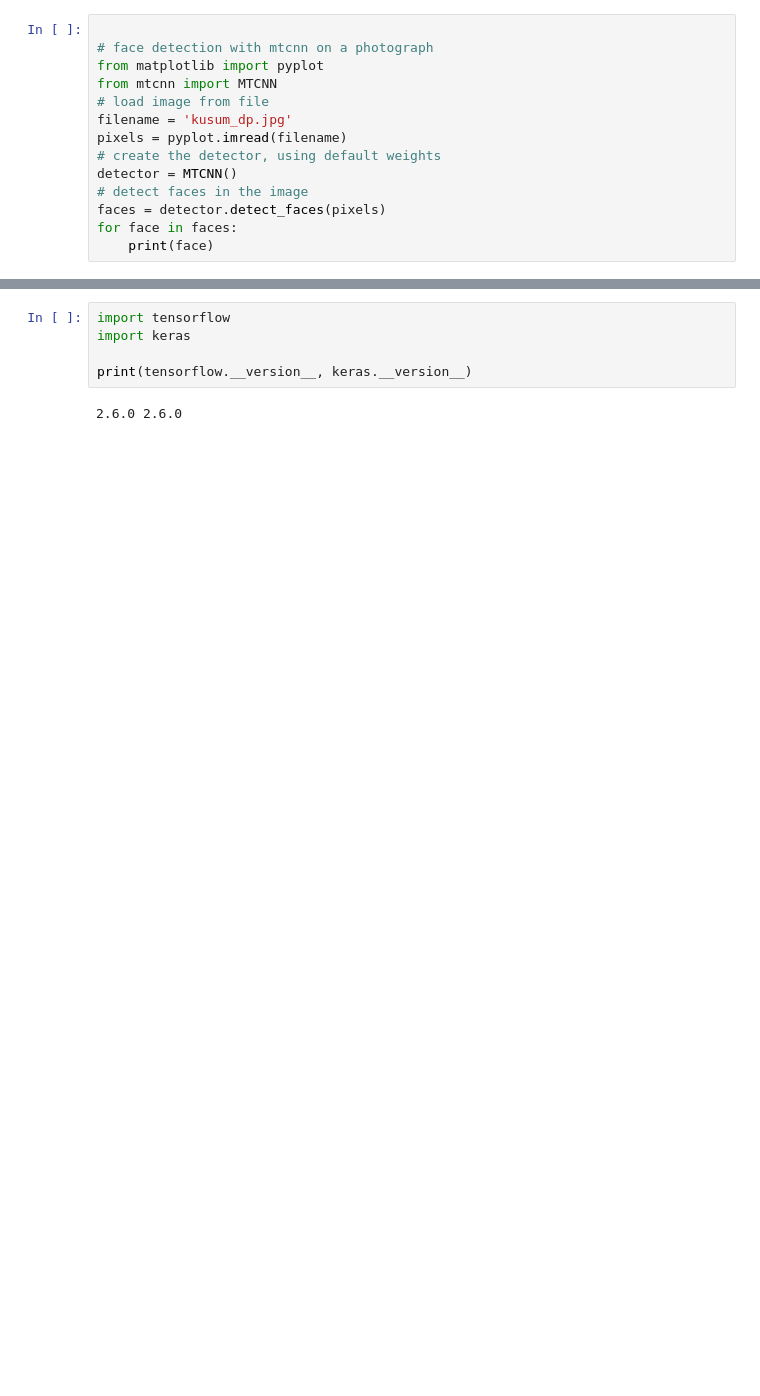
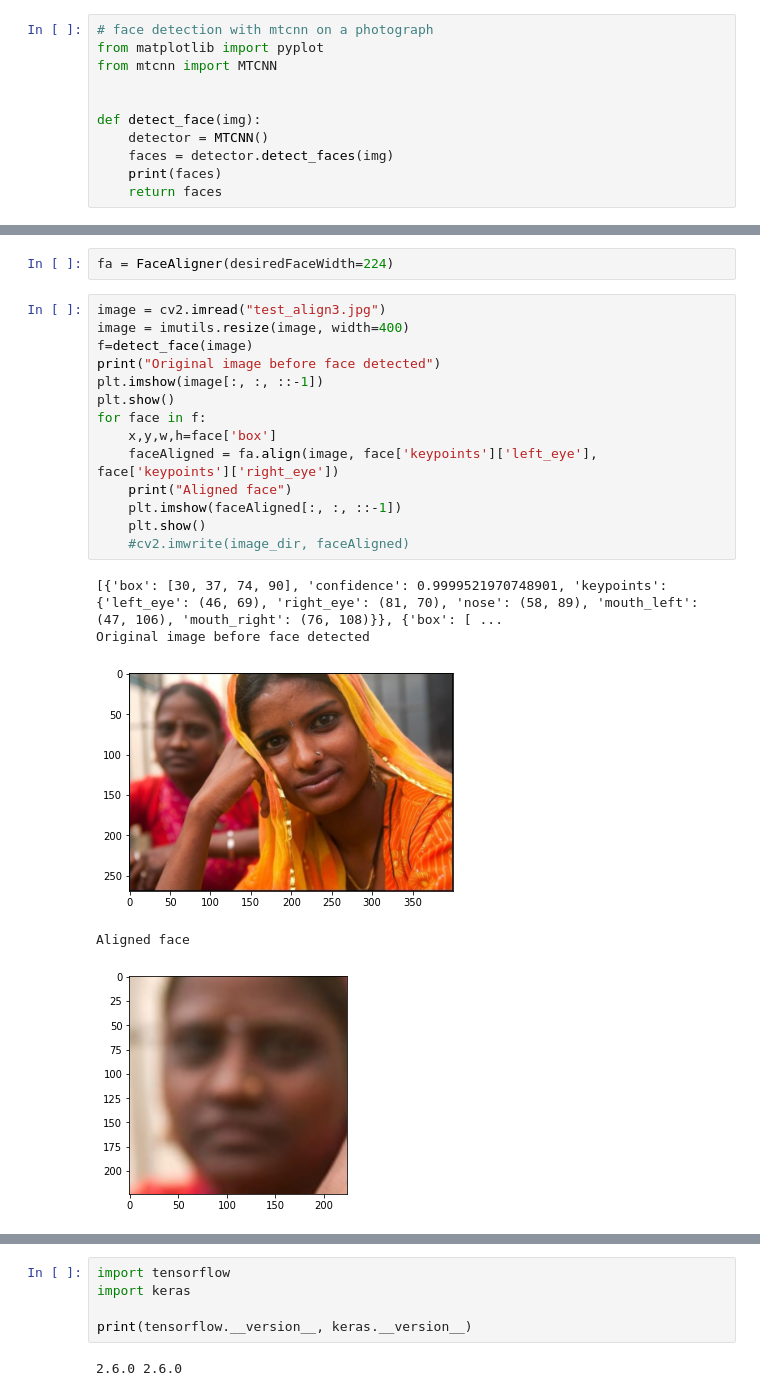
Before and after one commit to Kusum2000/locate-missing-people-ai-django, a Jupyter notebook: source/accounts/face_detect_align.ipynb, the cells around one changed output, grey strips where cells are left out. Saved outputs shown, nothing was run; the diff lists cells and outputs as text; blank space fills up the shorter version.

Commit message:
Upload multiple images per case, face align class

```diff
--- a/source/accounts/face_detect_align.ipynb
+++ b/source/accounts/face_detect_align.ipynb
@@ -1,14 +1,11 @@
 # %%
-
 # face detection with mtcnn on a photograph
 from matplotlib import pyplot
 from mtcnn import MTCNN
-# load image from file
-filename = 'kusum_dp.jpg'
-pixels = pyplot.imread(filename)
-# create the detector, using default weights
-detector = MTCNN()
-# detect faces in the image
-faces = detector.detect_faces(pixels)
-for face in faces:
-	print(face)
+
+
+def detect_face(img):
+    detector = MTCNN()
+    faces = detector.detect_faces(img)
+    print(faces)
+    return faces
@@ -16,0 +24,22 @@ KeyboardInterrupt:
+# %%
+fa = FaceAligner(desiredFaceWidth=224)
+# %%
+image = cv2.imread("test_align3.jpg")
+image = imutils.resize(image, width=400)
+f=detect_face(image)
+print("Original image before face detected")
+plt.imshow(image[:, :, ::-1])
+plt.show()
+for face in f:
+    x,y,w,h=face['box']
+    faceAligned = fa.align(image, face['keypoints']['left_eye'], face['keypoints']['right_eye'])
+    print("Aligned face")
+    plt.imshow(faceAligned[:, :, ::-1])
+    plt.show()
+    #cv2.imwrite(image_dir, faceAligned)
+# %% [output]
+[{'box': [30, 37, 74, 90], 'confidence': 0.9999521970748901, 'keypoints': {'left_eye': (46, 69), 'right_eye': (81, 70), 'nose': (58, 89), 'mouth_left': (47, 106), 'mouth_right': (76, 108)}}, {'box': [ ...
+Original image before face detected
+[figure, added]
+Aligned face
+[figure, added]
```
Also changed, not shown: parts of 6 cells of this notebook, 5 other files.
